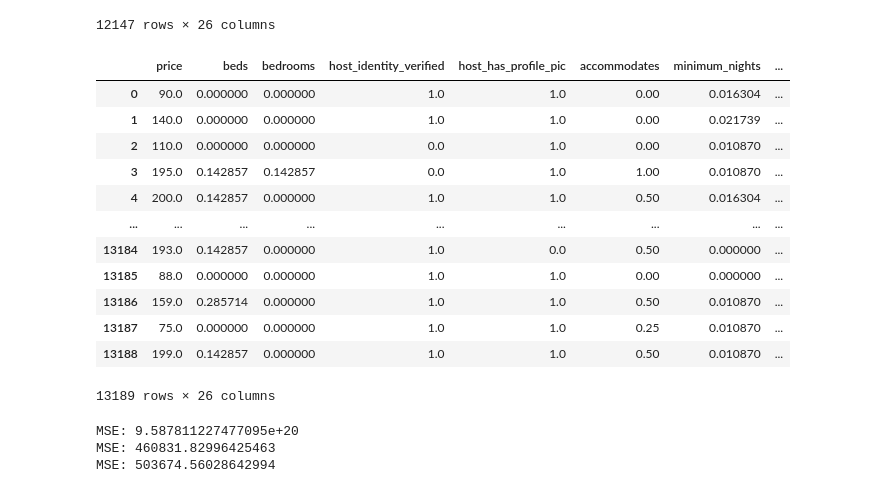
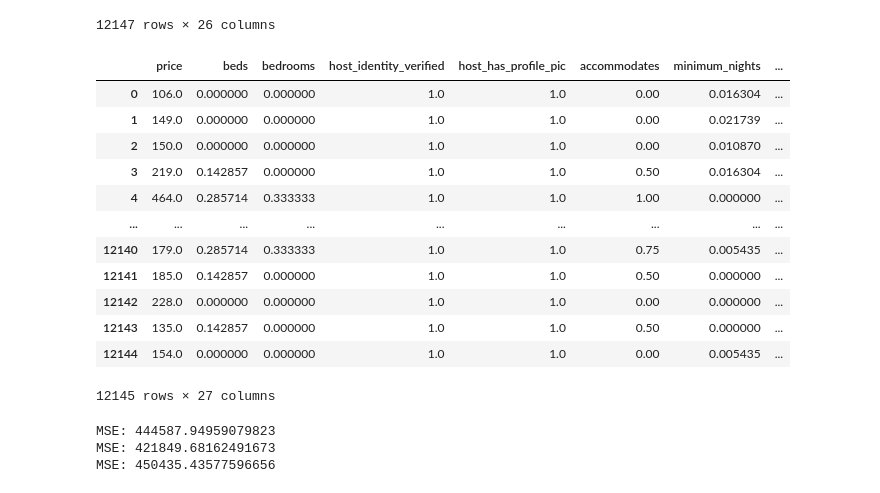
Before and after one commit to me9hanics/DA3-phdma, a Jupyter notebook: Assignment2/assignment.ipynb, the cells around one changed output. Cells and saved outputs as stored; diff of their text form; code cells hidden in the pictures.

```diff
--- a/Assignment2/assignment.ipynb
+++ b/Assignment2/assignment.ipynb
@@ -474,26 +488,28 @@ df2
 # %%
 #Take log of price
 df2 = df2[(df2["price"] < 30000)&(df2["price"]>0)].reset_index(drop=True)
 df2["log_price"] = np.log(df2["price"])
 
+df2_copy = df2.copy()
+
 #Normalizing
-for col in df.columns[1:]:
-    df[col] = (df[col] - np.min(df[col])) / (np.max(df[col]) - np.min(df[col]))
-df
+for col in df2.columns[1:-1]:
+    df2[col] = (df2[col] - np.min(df2[col])) / (np.max(df2[col]) - np.min(df2[col]))
+df2
 # %% [output]
 |  | price | beds | bedrooms | host_identity_verified | host_has_profile_pic | accommodates | minimum_nights | ... |
-| 0 | 90.0 | 0.000000 | 0.000000 | 1.0 | 1.0 | 0.00 | 0.016304 | ... |
-| 1 | 140.0 | 0.000000 | 0.000000 | 1.0 | 1.0 | 0.00 | 0.021739 | ... |
-| 2 | 110.0 | 0.000000 | 0.000000 | 0.0 | 1.0 | 0.00 | 0.010870 | ... |
-| 3 | 195.0 | 0.142857 | 0.142857 | 0.0 | 1.0 | 1.00 | 0.010870 | ... |
-| 4 | 200.0 | 0.142857 | 0.000000 | 1.0 | 1.0 | 0.50 | 0.016304 | ... |
+| 0 | 106.0 | 0.000000 | 0.000000 | 1.0 | 1.0 | 0.00 | 0.016304 | ... |
+| 1 | 149.0 | 0.000000 | 0.000000 | 1.0 | 1.0 | 0.00 | 0.021739 | ... |
+| 2 | 150.0 | 0.000000 | 0.000000 | 1.0 | 1.0 | 0.00 | 0.010870 | ... |
+| 3 | 219.0 | 0.142857 | 0.000000 | 1.0 | 1.0 | 0.50 | 0.016304 | ... |
+| 4 | 464.0 | 0.285714 | 0.333333 | 1.0 | 1.0 | 1.00 | 0.000000 | ... |
 | ... | ... | ... | ... | ... | ... | ... | ... | ... |
-| 13184 | 193.0 | 0.142857 | 0.000000 | 1.0 | 0.0 | 0.50 | 0.000000 | ... |
-| 13185 | 88.0 | 0.000000 | 0.000000 | 1.0 | 1.0 | 0.00 | 0.000000 | ... |
-| 13186 | 159.0 | 0.285714 | 0.000000 | 1.0 | 1.0 | 0.50 | 0.010870 | ... |
-| 13187 | 75.0 | 0.000000 | 0.000000 | 1.0 | 1.0 | 0.25 | 0.010870 | ... |
-| 13188 | 199.0 | 0.142857 | 0.000000 | 1.0 | 1.0 | 0.50 | 0.010870 | ... |
+| 12140 | 179.0 | 0.285714 | 0.333333 | 1.0 | 1.0 | 0.75 | 0.005435 | ... |
+| 12141 | 185.0 | 0.142857 | 0.000000 | 1.0 | 1.0 | 0.50 | 0.000000 | ... |
+| 12142 | 228.0 | 0.000000 | 0.000000 | 1.0 | 1.0 | 0.00 | 0.000000 | ... |
+| 12143 | 135.0 | 0.142857 | 0.000000 | 1.0 | 1.0 | 0.50 | 0.000000 | ... |
+| 12144 | 154.0 | 0.000000 | 0.000000 | 1.0 | 1.0 | 0.00 | 0.005435 | ... |
-13189 rows × 26 columns
+12145 rows × 27 columns
 # %%
 #Model 1:
 
@@ -502,7 +518,7 @@ y = df2["log_price"]
 
 y_pred = model1.predict(X)
 y_pred_transformed = np.exp(y_pred)*np.exp((np.std(y_pred)**2)/2)
-y_transformed = np.exp(y)
+y_transformed = df2["price"]
 print("MSE:", mean_squared_error(y_transformed, y_pred_transformed))
 
 #Model 2:
@@ -510,10 +526,11 @@ y = df2["price"]
 y_pred2 = rf_cv.predict(X)
 print("MSE:", mean_squared_error(y, y_pred2))
 
+
 #Model 3:
 y_pred3 = gb.predict(X)
 print("MSE:", mean_squared_error(y, y_pred3))
 # %% [output]
-MSE: 9.587811227477095e+20
-MSE: 460831.82996425463
-MSE: 503674.56028642994
+MSE: 444587.94959079823
+MSE: 421849.68162491673
+MSE: 450435.43577596656
```
Also changed, not shown: parts of 13 cells of this notebook.
